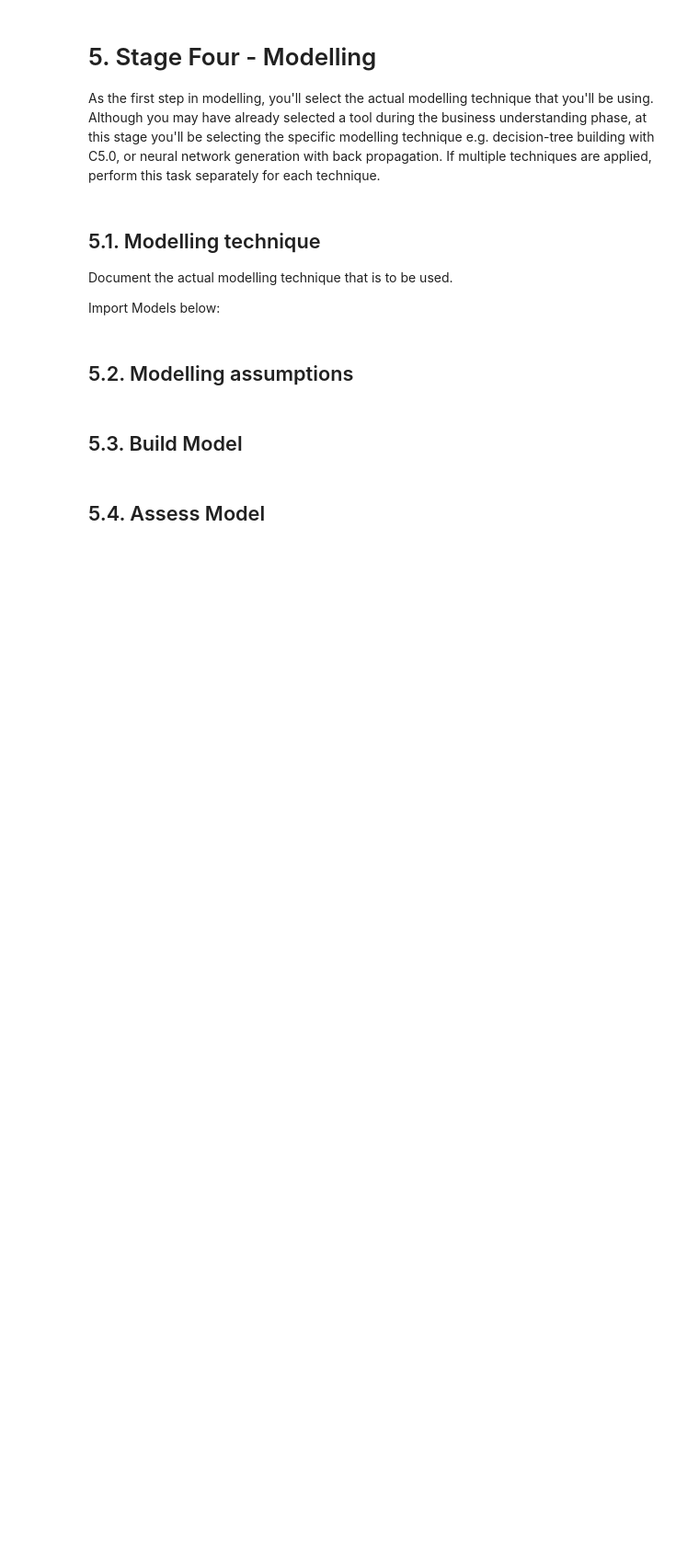
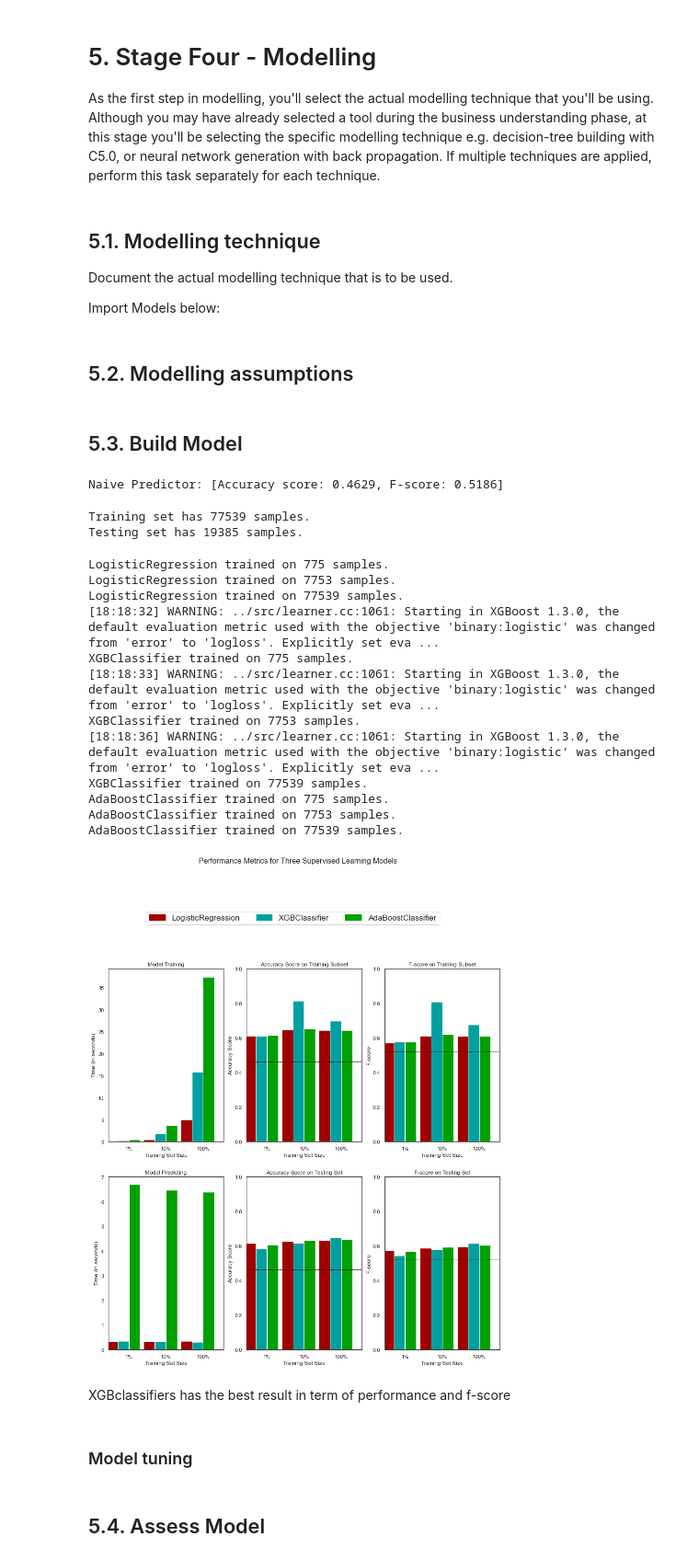
Before and after one commit to wiflore/Diabetes-ML-Case, a Jupyter notebook: research-notebooks/Diabetes 130-US hospitals for years 1999-2008.ipynb, the cells around one changed output. Shown at 92% size. Drawn from its saved outputs; the diff is of its cells as text; code cells hidden in the pictures; blank space fills up the shorter version.

Commit message:
model selection @xgbc

```diff
--- a/research-notebooks/Diabetes 130-US hospitals for years 1999-2008.ipynb
+++ b/research-notebooks/Diabetes 130-US hospitals for years 1999-2008.ipynb
@@ -571,3 +585,40 @@ Import Models below:
 ## 5.2. Modelling assumptions <a class="anchor" id="ModellingAssumptions"></a>
 # %% [markdown]
 ## 5.3. Build Model <a class="anchor" id="BuildModel"></a>
+# %%
+from sklearn.metrics import accuracy_score, recall_score, precision_score, fbeta_score
+'''
+TP = np.sum(income) # Counting the ones as this is the naive case. Note that 'income' is the 'income_raw' data
+encoded to numerical values done in the data preprocessing step.
+FP = income.count() - TP # Specific to the naive case
+
+TN = 0 # No predicted negatives in the naive case
+FN = 0 # No predicted negatives in the naive case
+'''
+# For naive it not worst the money split train test as it is not a model
+y_naive = len(df)*[1]
+accuracy = accuracy_score(df['target'], y_naive)
+recall = recall_score(y_naive, df['target'])
+precision = precision_score(y_naive, df['target'])
+
+fscore = fbeta_score(df['target'], y_naive, beta = 0.5)
+
+print("Naive Predictor: [Accuracy score: {:.4f}, F-score: {:.4f}]".format(accuracy, fscore))
+# %% [output]
+Naive Predictor: [Accuracy score: 0.4629, F-score: 0.5186]
+# %%
+# Import train_test_split
+from sklearn.model_selection import train_test_split
+
+# Split the 'features' and 'income' data into training and testing sets
+X_train, X_test, y_train, y_test = train_test_split(df.loc[:, df.columns != 'target'],
+                                                    df['target'].to_numpy(),
+                                                    test_size = 0.2,
+                                                    random_state = 0)
+
+# Show the results of the split
+print("Training set has {} samples.".format(X_train.shape[0]))
+print("Testing set has {} samples.".format(X_test.shape[0]))
+# %% [output]
+Training set has 77539 samples.
+Testing set has 19385 samples.
@@ -574,2 +678,43 @@ Import Models below:
+# %%
+from xgboost import XGBClassifier
+import warnings
+warnings.filterwarnings('ignore')
+clf_A = LogisticRegression(random_state=1)
+clf_B = XGBClassifier(random_state=1)
+clf_C = AdaBoostClassifier(random_state=1)
+
+samples_100 = len(X_train)
+samples_10 = int(0.1 * samples_100)
+samples_1 = int(0.01 * samples_100)
+
+# Collect results on the learners
+results = {}
+for clf in [clf_A, clf_B, clf_C]:
+    clf_name = clf.__class__.__name__
+    results[clf_name] = {}
+    for i, samples in enumerate([samples_1, samples_10, samples_100]):
+        results[clf_name][i] = \
+        train_predict(clf, samples, X_train, y_train, X_test, y_test)
+
+# Run metrics visualization for the three supervised learning models chosen
+vs.evaluate(results, accuracy, fscore)
+# %% [output]
+LogisticRegression trained on 775 samples.
+LogisticRegression trained on 7753 samples.
+LogisticRegression trained on 77539 samples.
+[18:18:32] WARNING: ../src/learner.cc:1061: Starting in XGBoost 1.3.0, the default evaluation metric used with the objective 'binary:logistic' was changed from 'error' to 'logloss'. Explicitly set eva ...
+XGBClassifier trained on 775 samples.
+[18:18:33] WARNING: ../src/learner.cc:1061: Starting in XGBoost 1.3.0, the default evaluation metric used with the objective 'binary:logistic' was changed from 'error' to 'logloss'. Explicitly set eva ...
+XGBClassifier trained on 7753 samples.
+[18:18:36] WARNING: ../src/learner.cc:1061: Starting in XGBoost 1.3.0, the default evaluation metric used with the objective 'binary:logistic' was changed from 'error' to 'logloss'. Explicitly set eva ...
+XGBClassifier trained on 77539 samples.
+AdaBoostClassifier trained on 775 samples.
+AdaBoostClassifier trained on 7753 samples.
+AdaBoostClassifier trained on 77539 samples.
+[figure, added]
+# %% [markdown]
+XGBclassifiers has the best result in term of performance and f-score
+# %% [markdown]
+###  Model tuning
 # %% [markdown]
 ## 5.4. Assess Model <a class="anchor" id="AssessModel"></a>
```
Also changed, not shown: parts of 19 cells of this notebook, 3 other files.
